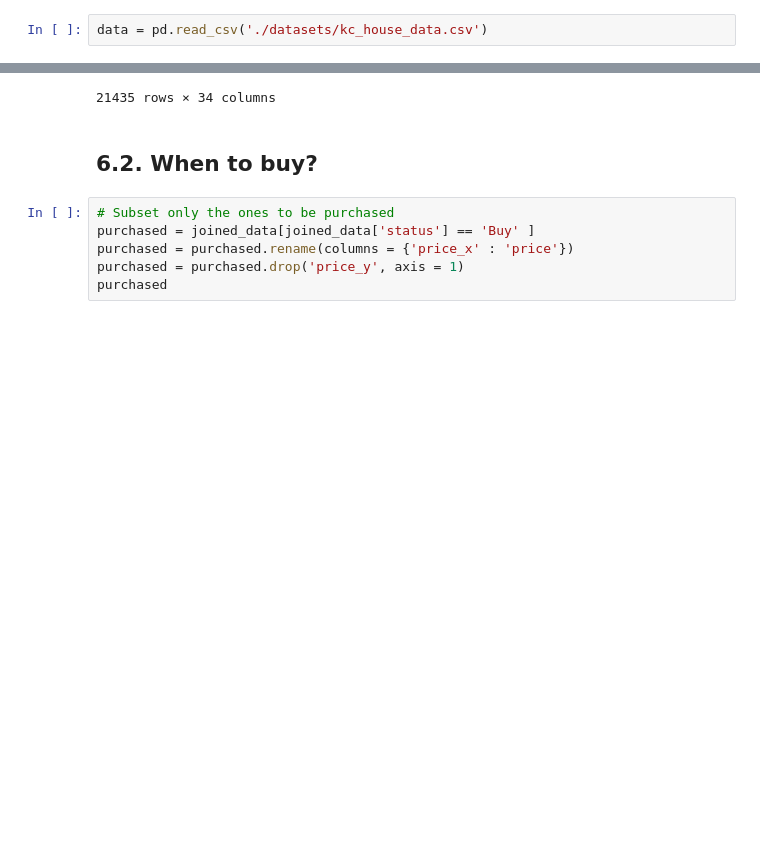
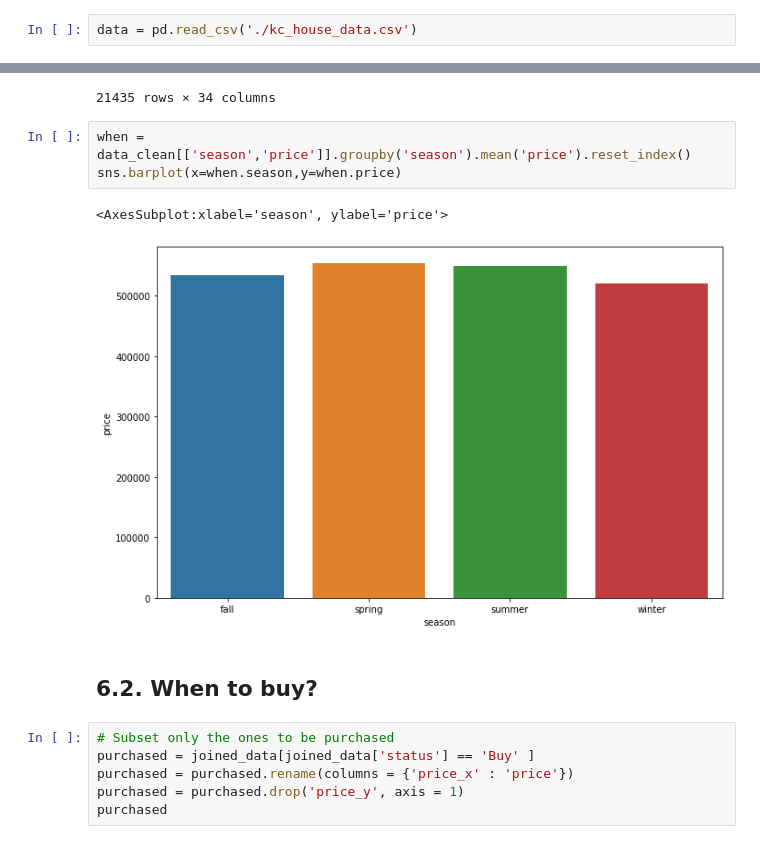
Before and after one commit to ElisaRMA/KC, a Jupyter notebook: Exploratory - Hipothesis.ipynb, the cells around one changed output, grey strips where cells are left out. Cells and saved outputs as stored; diff of their text form; blank space fills up the shorter version.

```diff
--- a/Exploratory - Hipothesis.ipynb
+++ b/Exploratory - Hipothesis.ipynb
@@ -21,7 +21,7 @@ warnings.filterwarnings('ignore')
 # %% [markdown]
 # 1.0 Loading the Data
 # %%
-data = pd.read_csv('./datasets/kc_house_data.csv')
+data = pd.read_csv('./kc_house_data.csv')
 # %% [markdown]
 # 2.0 Data Inspection and Cleaning
 # %% [markdown]
@@ -444,6 +446,12 @@ joined_data
 | 21433 | 2425049063 | 2014-09-11 | 3640900.00 | 4 | 3.25 | 4830 | 22257 | 2.00 | 1 | 4 | ... |
 | 21434 | 7403200050 | 2014-11-13 | 1600000.00 | 3 | 2.25 | 3370 | 23065 | 1.00 | 1 | 4 | ... |
 21435 rows × 34 columns
+# %%
+when = data_clean[['season','price']].groupby('season').mean('price').reset_index()
+sns.barplot(x=when.season,y=when.price)
+# %% [output]
+<AxesSubplot:xlabel='season', ylabel='price'>
+[figure, added]
 # %% [markdown]
 ## 6.2. When to buy?
 # %%
```
Also changed, not shown: parts of 22 cells of this notebook, 1 other file.
